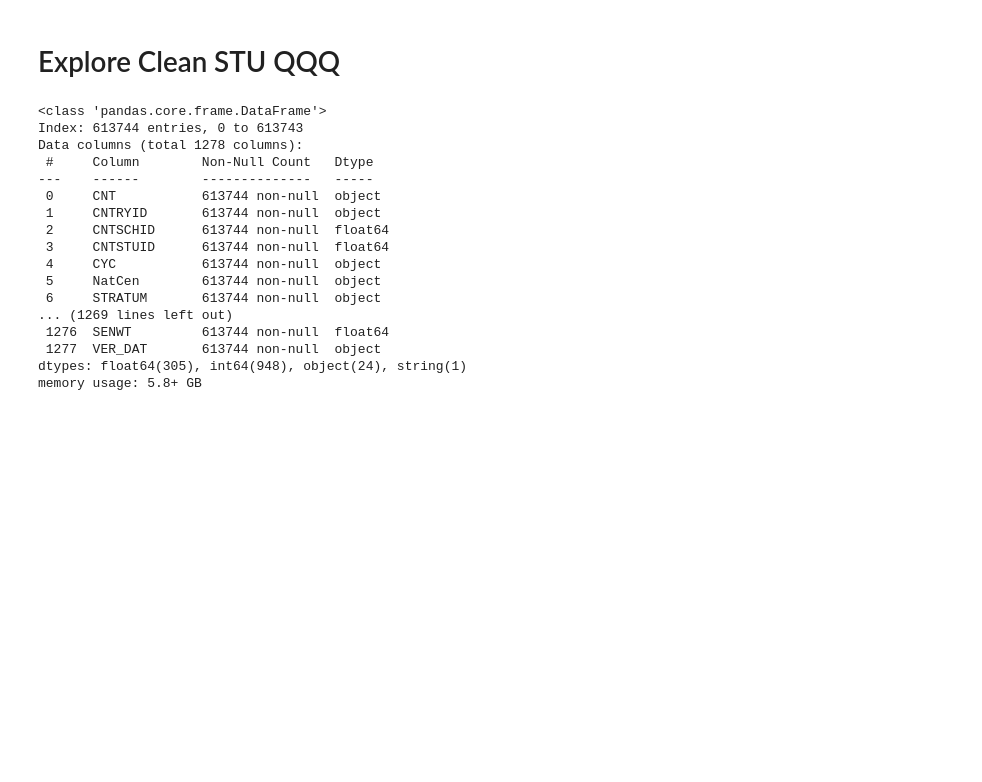
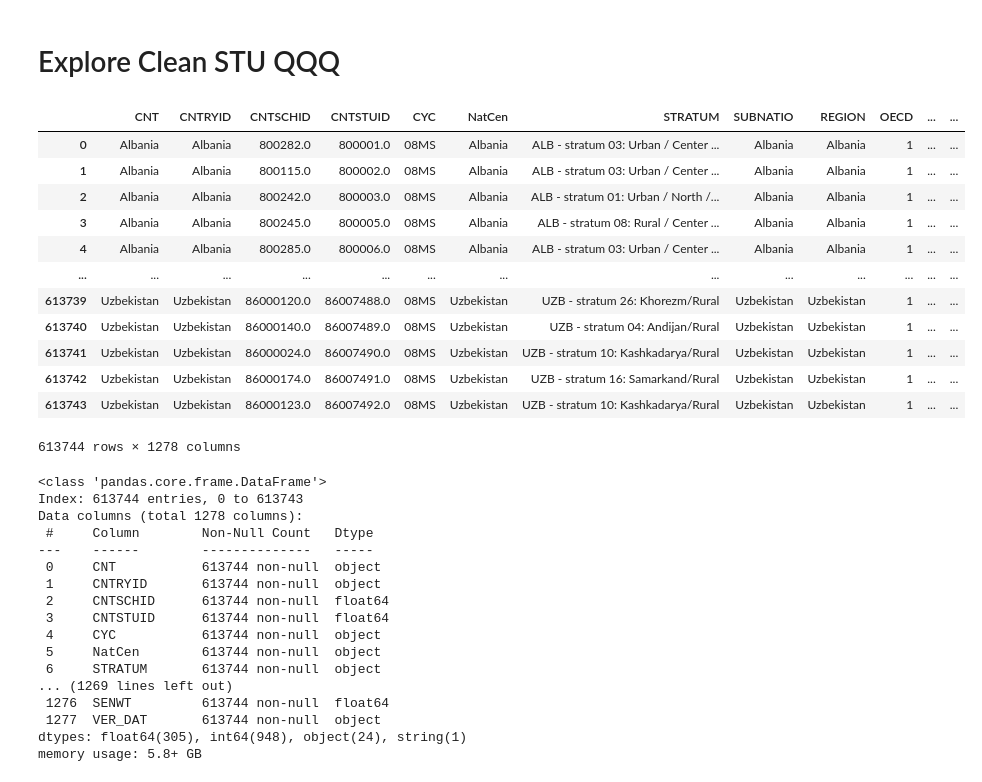
Before and after one commit to GatiAher/pisa_oecd_analysis, a Jupyter notebook: notebooks/explore_clean_STU_QQQ.ipynb, the cells around one changed output. Cells and saved outputs as stored; diff of their text form; code cells hidden in the pictures; blank space fills up the shorter version.

Commit message:
Show column stat info

```diff
--- a/notebooks/explore_clean_STU_QQQ.ipynb
+++ b/notebooks/explore_clean_STU_QQQ.ipynb
@@ -8,6 +8,22 @@ import matplotlib.pyplot as plt
 # %%
 # takes about 1 minute to load
 df_student = pd.read_csv('cleaned_data/clean_STU_QQQ.tsv', sep='\t', header=0, index_col=0, dtype={"LANGTEST_PAQ": "string"})
+# %%
+df_student
+# %% [output]
+|  | CNT | CNTRYID | CNTSCHID | CNTSTUID | CYC | NatCen | STRATUM | SUBNATIO | REGION | OECD | ... | ... |
+| 0 | Albania | Albania | 800282.0 | 800001.0 | 08MS | Albania | ALB - stratum 03: Urban / Center ... | Albania | Albania | 1 | ... | ... |
+| 1 | Albania | Albania | 800115.0 | 800002.0 | 08MS | Albania | ALB - stratum 03: Urban / Center ... | Albania | Albania | 1 | ... | ... |
+| 2 | Albania | Albania | 800242.0 | 800003.0 | 08MS | Albania | ALB - stratum 01: Urban / North /... | Albania | Albania | 1 | ... | ... |
+| 3 | Albania | Albania | 800245.0 | 800005.0 | 08MS | Albania | ALB - stratum 08: Rural / Center ... | Albania | Albania | 1 | ... | ... |
+| 4 | Albania | Albania | 800285.0 | 800006.0 | 08MS | Albania | ALB - stratum 03: Urban / Center ... | Albania | Albania | 1 | ... | ... |
+| ... | ... | ... | ... | ... | ... | ... | ... | ... | ... | ... | ... | ... |
+| 613739 | Uzbekistan | Uzbekistan | 86000120.0 | 86007488.0 | 08MS | Uzbekistan | UZB - stratum 26: Khorezm/Rural | Uzbekistan | Uzbekistan | 1 | ... | ... |
+| 613740 | Uzbekistan | Uzbekistan | 86000140.0 | 86007489.0 | 08MS | Uzbekistan | UZB - stratum 04: Andijan/Rural | Uzbekistan | Uzbekistan | 1 | ... | ... |
+| 613741 | Uzbekistan | Uzbekistan | 86000024.0 | 86007490.0 | 08MS | Uzbekistan | UZB - stratum 10: Kashkadarya/Rural | Uzbekistan | Uzbekistan | 1 | ... | ... |
+| 613742 | Uzbekistan | Uzbekistan | 86000174.0 | 86007491.0 | 08MS | Uzbekistan | UZB - stratum 16: Samarkand/Rural | Uzbekistan | Uzbekistan | 1 | ... | ... |
+| 613743 | Uzbekistan | Uzbekistan | 86000123.0 | 86007492.0 | 08MS | Uzbekistan | UZB - stratum 10: Kashkadarya/Rural | Uzbekistan | Uzbekistan | 1 | ... | ... |
+613744 rows × 1278 columns
 # %%
 new_nan_values_count = df_student.isnull().sum().sum()
 assert new_nan_values_count == 34114739, f"Failed check having {new_nan_values_count} NaNs"
```
